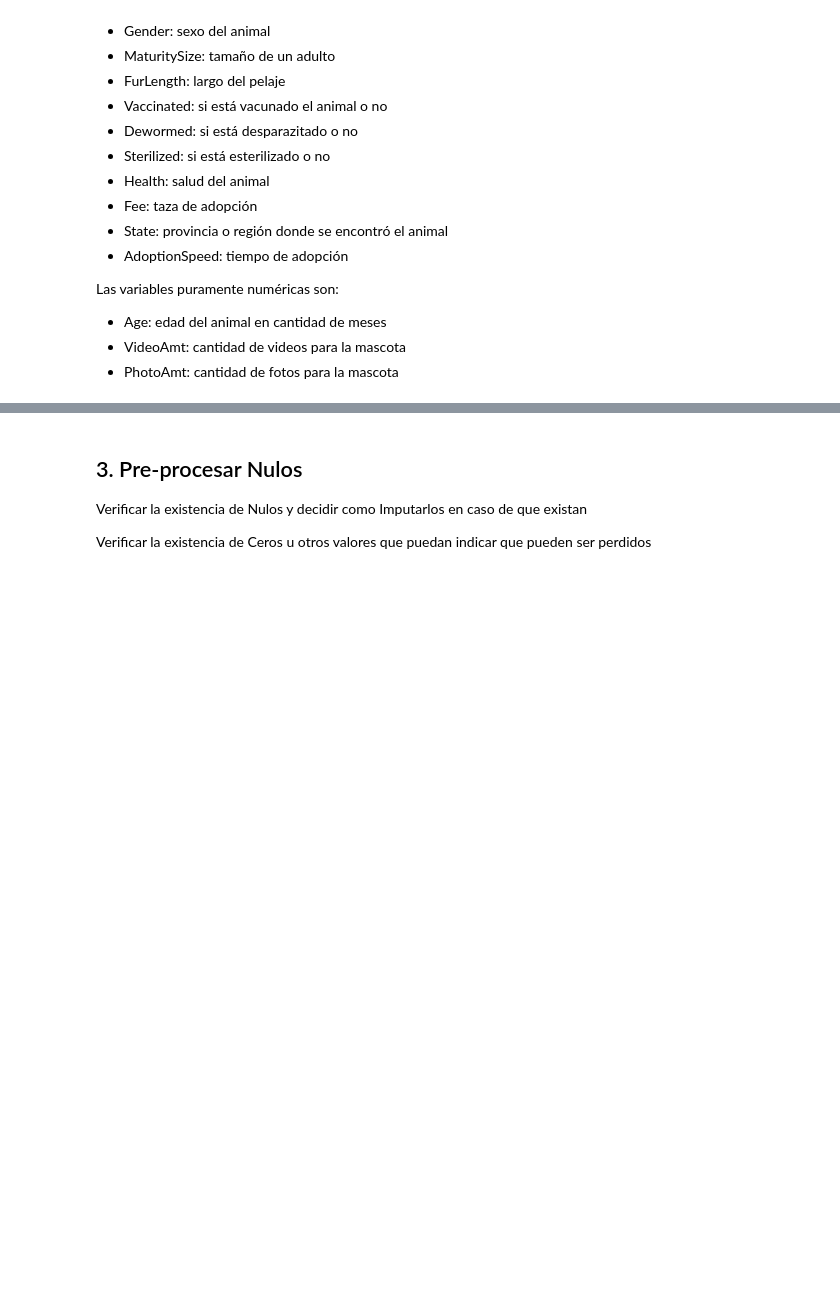
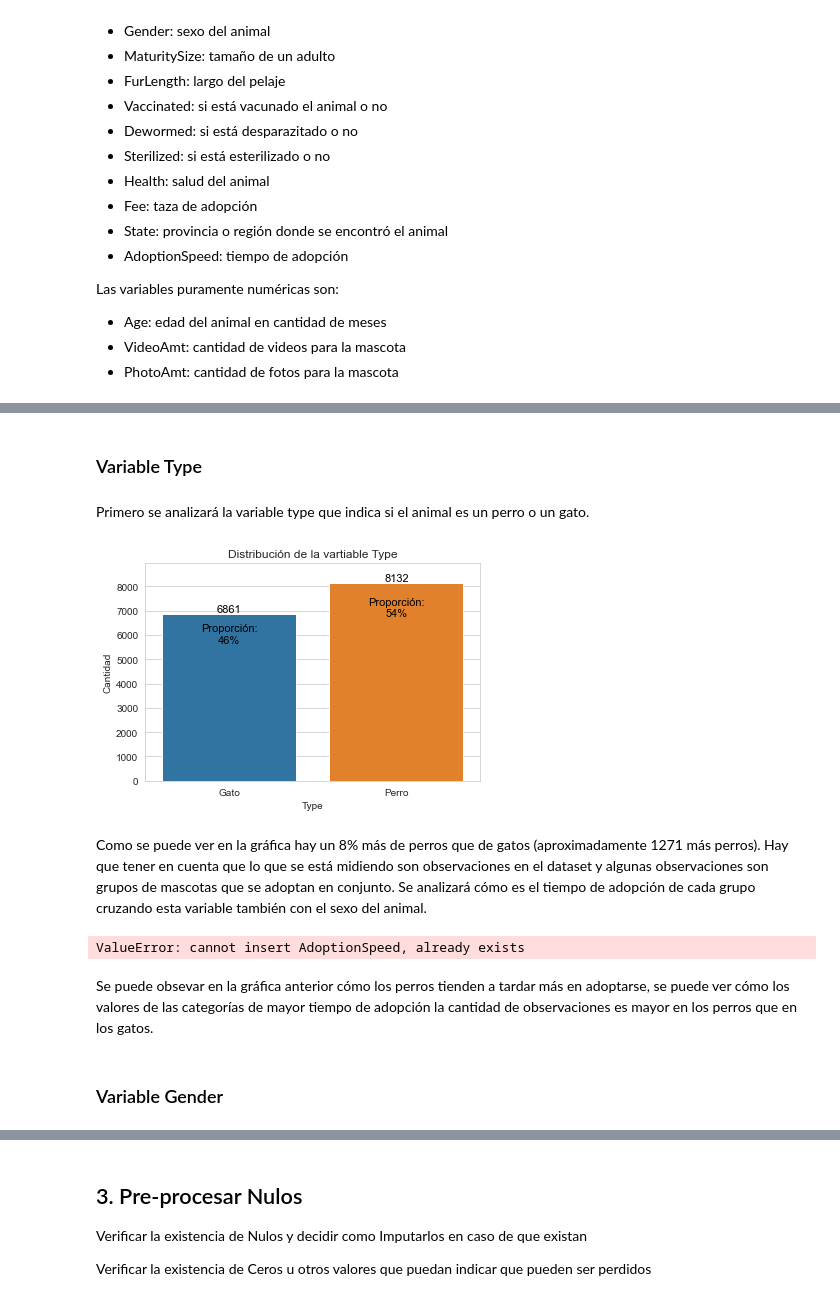
Before and after one commit to rstvz90/DMA_LAB2, a Jupyter notebook: TP Final/TP-Final-Grupo4.ipynb, the cells around one changed output, grey strips where cells are left out. Saved outputs shown, nothing was run; the diff lists cells and outputs as text; code cells hidden in the pictures; blank space fills up the shorter version.

```diff
--- a/TP Final/TP-Final-Grupo4.ipynb
+++ b/TP Final/TP-Final-Grupo4.ipynb
@@ -189,2 +344,63 @@ Las variables puramente numéricas son:
+# %% [markdown]
+### Variable Type
+# %% [markdown]
+Primero se analizará la variable type que indica si el animal es un perro o un gato.
+# %%
+sns.set_style("whitegrid")
+
+a = sns.countplot(data=data_EDA, x = "Type")
+a.set(ylabel = "Cantidad", title = "Distribución de la variable Type", ylim = (0, max(data_EDA.Type.value_counts())*1.1))
+
+for ax in a.patches:
+  x, y = ax.get_xy()
+  width = ax.get_width()
+  height = ax.get_height()
+  a.annotate("Proporción:\n" + f'{height/data_EDA.shape[0]*100:.0f}%', (x + width/2, y + 0.85*height),
+      ha='center', va='center', fontsize=11, color='black', xytext=(0, 5),
+      textcoords='offset points')
+  a.annotate(f'{height:.0f}', (x + width/2, y + 1*height),
+      ha='center', va='center', fontsize=11, color='black', xytext=(0, 5),
+      textcoords='offset points')
+# %% [output]
+[figure, added]
+# %% [markdown]
+Como se puede ver en la gráfica hay un 8% más de perros que de gatos (aproximadamente 1271 más perros). Hay que tener en cuenta que lo que se está midiendo son observaciones en el dataset y algunas observaciones son grupos de mascotas que se adoptan en conjunto. Se analizará cómo es el tiempo de adopción de cada grupo cruzando esta variable también con el sexo del animal.
+# %%
+df_plot_1 = data_EDA.groupby(["Type"])["AdoptionSpeed"].value_counts().reset_index().copy()
+df_plot_1 = df_plot_1.merge(data_EDA["Type"].value_counts(), how = "left", on = "Type")
+df_plot_1["Porcentaje"] = df_plot_1.count_x / df_plot_1.count_y * 100
+
+sns.set_style("whitegrid")
+
+#sns.set_style(style = "ticks")
+
+a = sns.barplot(data=df_plot_1, x = "Type", y = "Porcentaje", hue = "AdoptionSpeed", saturation = 0.6)
+a.legend(title="AdoptionSpeed",loc="center left",bbox_to_anchor=(1, 0.5))
+a.set(ylabel = "Porcentaje",
+ylim = (0, max(df_plot_1.Porcentaje)*1.2),
+title = "Velocidad de Adopción en función da la variable Type")
+
+
+#x_labels = data_EDA.AdoptionSpeed.unique()
+#g.set(xticks=[0, 1, 2, 3, 4], xticklabels=x_labels)
+
+z = 0
+for ax in a.patches:
+    width = ax.get_width()
+    height = ax.get_height()
+    x, y = ax.get_xy()
+    a.annotate(f'{height*data_EDA.Type.value_counts()[(z%2!=0)*1]/100:.0f}', (x + width/2, height/2),
+                    ha='center', va='center', fontsize=11, color='black', xytext=(0, 5),
+                    textcoords='offset points')
+    a.annotate(f'{round(height,2):.0f}%', (x + width/2, y + height + 3 - height/10),
+                    ha='center', va='center', fontsize=11, color='black', xytext=(0, 5),
+                    textcoords='offset points')
+    z = z + 1
+# %% [output]
+ValueError: cannot insert AdoptionSpeed, already exists
+# %% [markdown]
+Se puede obsevar en la gráfica anterior cómo los perros tienden a tardar más en adoptarse, se puede ver cómo los valores de las categorías de mayor tiempo de adopción la cantidad de observaciones es mayor en los perros que en los gatos.
+# %% [markdown]
+### Variable Gender
 # %%
 # %% [output]
```
Also changed, not shown: parts of 86 cells of this notebook, 3 other files.
